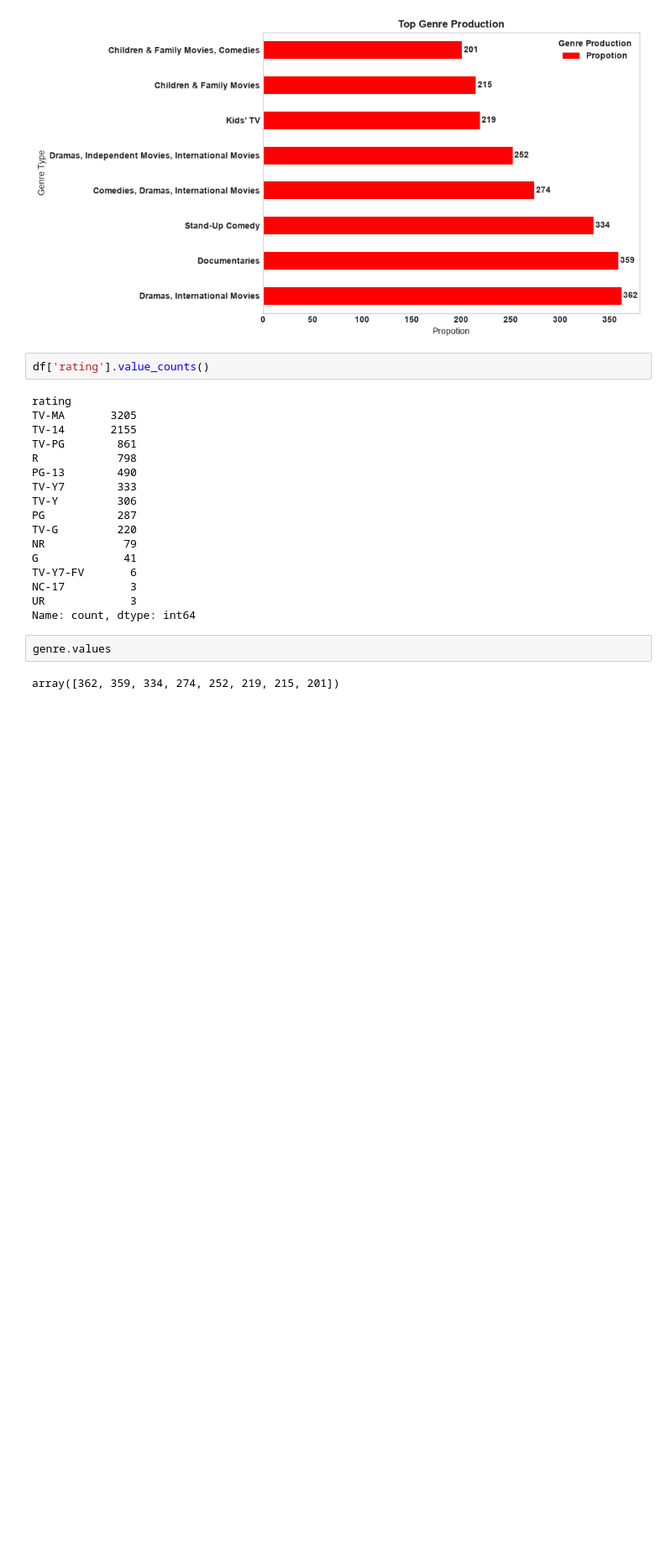
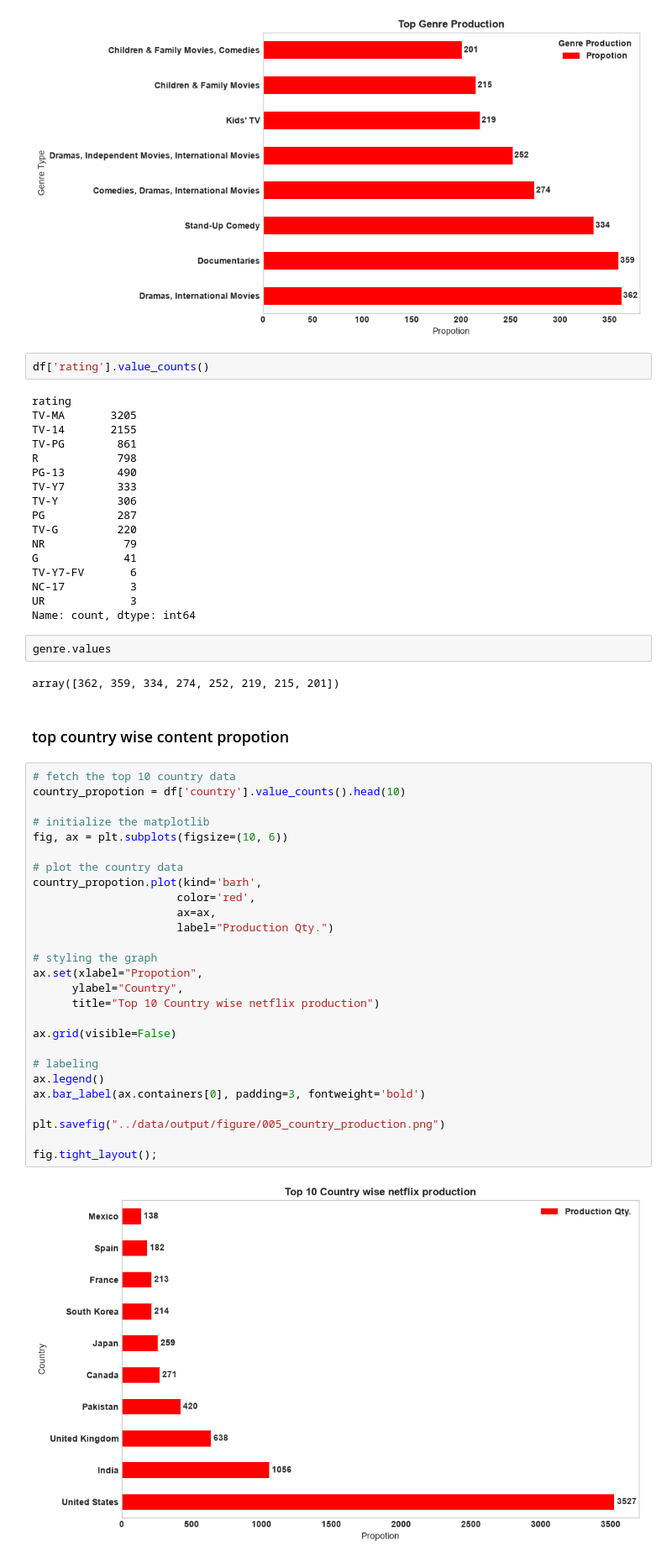
Before and after one commit to MohmmedFurqaan/netflix_eda, a Jupyter notebook: notebook/task_02_analysis.ipynb, the cells around one changed output. Shown at 84% size. Cells and saved outputs as stored; diff of their text form; blank space fills up the shorter version.

Commit message:
added (report) country production & content rating and type analytics

```diff
--- a/notebook/task_02_analysis.ipynb
+++ b/notebook/task_02_analysis.ipynb
@@ -344,3 +344,34 @@ Name: count, dtype: int64
 genre.values
 # %% [output]
 array([362, 359, 334, 274, 252, 219, 215, 201])
+# %% [markdown]
+### top country wise content propotion
+# %%
+# fetch the top 10 country data
+country_propotion = df['country'].value_counts().head(10)
+
+# initialize the matplotlib
+fig, ax = plt.subplots(figsize=(10, 6))
+
+# plot the country data
+country_propotion.plot(kind='barh',
+                      color='red',
+                      ax=ax,
+                      label="Production Qty.")
+
+# styling the graph
+ax.set(xlabel="Propotion",
+      ylabel="Country",
+      title="Top 10 Country wise netflix production")
+
+ax.grid(visible=False)
+
+# labeling
+ax.legend()
+ax.bar_label(ax.containers[0], padding=3, fontweight='bold')
+
+plt.savefig("../data/output/figure/005_country_production.png")
+
+fig.tight_layout();
+# %% [output]
+[figure, added]
```
Also changed, not shown: parts of 3 cells of this notebook, 3 other files.
